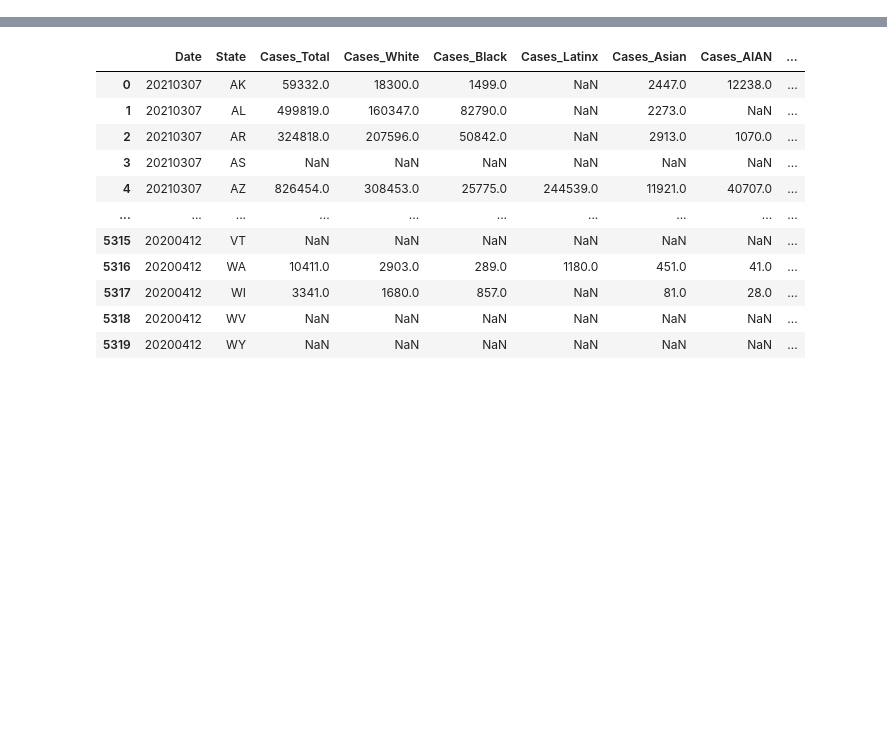
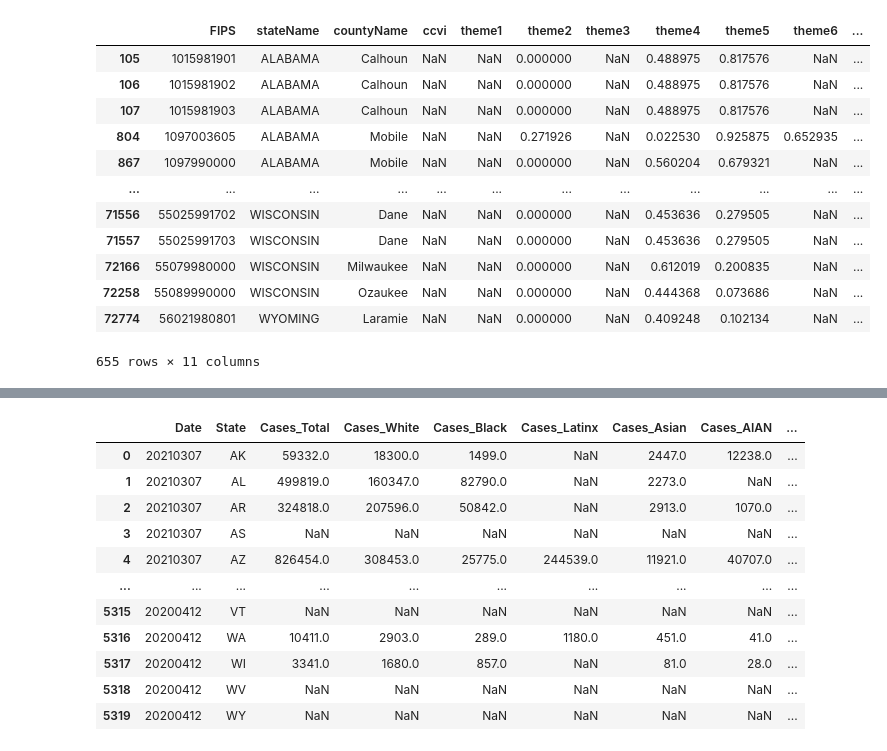
Before and after one commit to IIVIIIII/2020_Weathering, a Jupyter notebook: notebook/data_processing_2.ipynb, the cells around one changed output, grey strips where cells are left out. Cells and saved outputs as stored; diff of their text form; code cells hidden in the pictures; blank space fills up the shorter version.

```diff
--- a/notebook/data_processing_2.ipynb
+++ b/notebook/data_processing_2.ipynb
@@ -3,6 +3,27 @@
 import pandas as pd
 import requests
 import json
+# %%
+# read csv on covid-19 covid vulnerability index data and convert to dataframe
+ccvi = pd.read_csv('../resources/ccvi.csv')
+
+nah_fam = ccvi[ccvi['ccvi'].isna()]['stateName'].unique()
+
+nahs = ccvi[ccvi['ccvi'].isna()]
+# %% [output]
+|  | FIPS | stateName | countyName | ccvi | theme1 | theme2 | theme3 | theme4 | theme5 | theme6 | ... |
+| 105 | 1015981901 | ALABAMA | Calhoun | NaN | NaN | 0.000000 | NaN | 0.488975 | 0.817576 | NaN | ... |
+| 106 | 1015981902 | ALABAMA | Calhoun | NaN | NaN | 0.000000 | NaN | 0.488975 | 0.817576 | NaN | ... |
+| 107 | 1015981903 | ALABAMA | Calhoun | NaN | NaN | 0.000000 | NaN | 0.488975 | 0.817576 | NaN | ... |
+| 804 | 1097003605 | ALABAMA | Mobile | NaN | NaN | 0.271926 | NaN | 0.022530 | 0.925875 | 0.652935 | ... |
+| 867 | 1097990000 | ALABAMA | Mobile | NaN | NaN | 0.000000 | NaN | 0.560204 | 0.679321 | NaN | ... |
+| ... | ... | ... | ... | ... | ... | ... | ... | ... | ... | ... | ... |
+| 71556 | 55025991702 | WISCONSIN | Dane | NaN | NaN | 0.000000 | NaN | 0.453636 | 0.279505 | NaN | ... |
+| 71557 | 55025991703 | WISCONSIN | Dane | NaN | NaN | 0.000000 | NaN | 0.453636 | 0.279505 | NaN | ... |
+| 72166 | 55079980000 | WISCONSIN | Milwaukee | NaN | NaN | 0.000000 | NaN | 0.612019 | 0.200835 | NaN | ... |
+| 72258 | 55089990000 | WISCONSIN | Ozaukee | NaN | NaN | 0.000000 | NaN | 0.444368 | 0.073686 | NaN | ... |
+| 72774 | 56021980801 | WYOMING | Laramie | NaN | NaN | 0.000000 | NaN | 0.409248 | 0.102134 | NaN | ... |
+655 rows × 11 columns
 # %%
 # read csv on covid-19 covid vulnerability index data and convert to dataframe
 ccvi = pd.read_csv('../resources/ccvi.csv')
```
Also changed, not shown: parts of 2 cells of this notebook, 12 other files.
